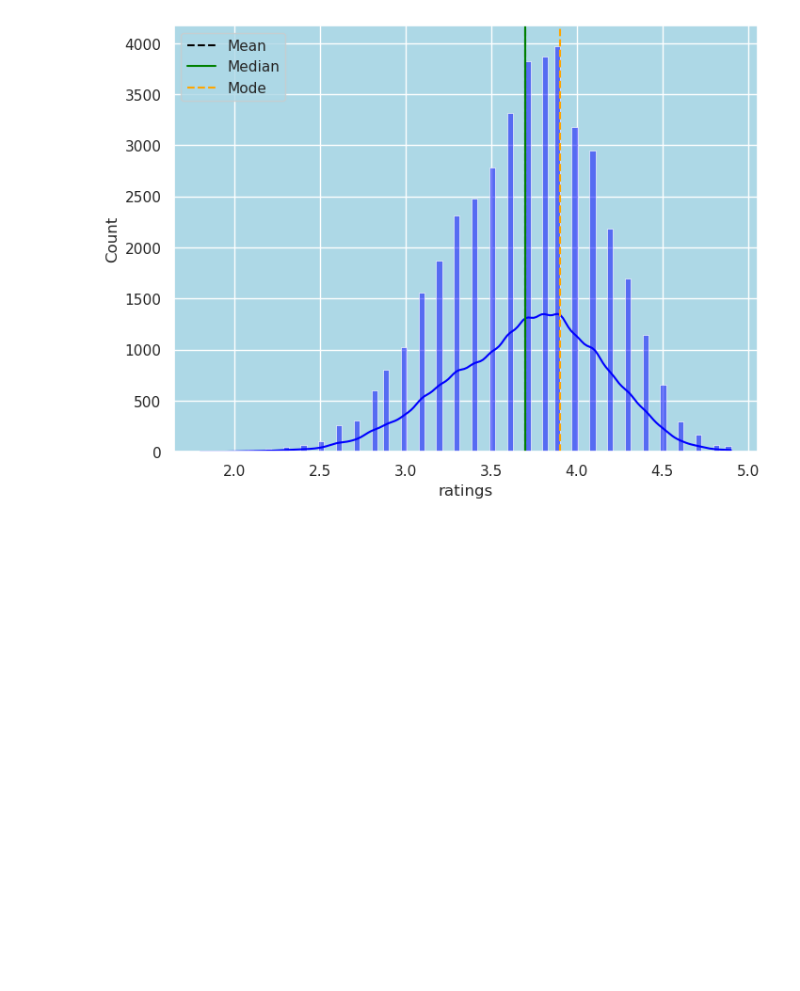
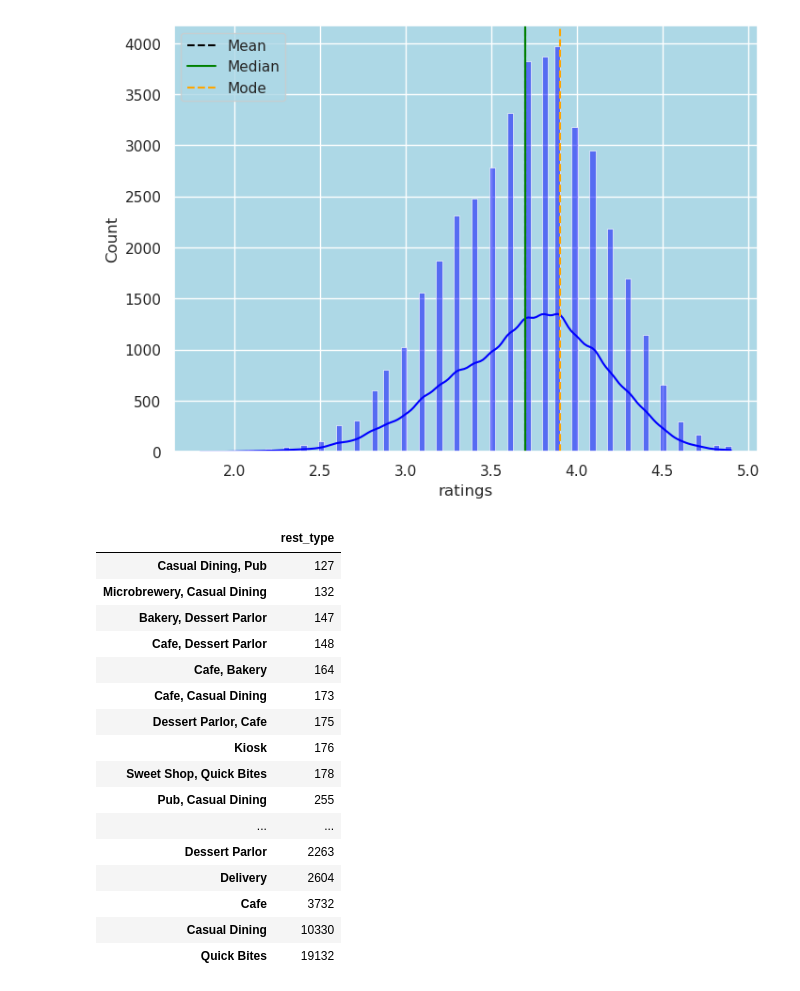
Before and after one commit to harshlohani/zomato-analysis, a Jupyter notebook: zomato_bengaluru.ipynb, the cells around one changed output. Cells and saved outputs as stored; diff of their text form; code cells hidden in the pictures; blank space fills up the shorter version.

```diff
--- a/zomato_bengaluru.ipynb
+++ b/zomato_bengaluru.ipynb
@@ -232,0 +235,23 @@ plt.show()
+# %%
+rest_type_counts=pd.value_counts(file['rest_type']).to_frame()     #Counting the number of Outlets in Bengaluru and converting it into dataframe
+rest_type_counts
+rest_type= rest_type_counts.iloc[0:30].sort_values('rest_type')
+rest_type
+# %% [output]
+|  | rest_type |
+| Casual Dining, Pub | 127 |
+| Microbrewery, Casual Dining | 132 |
+| Bakery, Dessert Parlor | 147 |
+| Cafe, Dessert Parlor | 148 |
+| Cafe, Bakery | 164 |
+| Cafe, Casual Dining | 173 |
+| Dessert Parlor, Cafe | 175 |
+| Kiosk | 176 |
+| Sweet Shop, Quick Bites | 178 |
+| Pub, Casual Dining | 255 |
+| ... | ... |
+| Dessert Parlor | 2263 |
+| Delivery | 2604 |
+| Cafe | 3732 |
+| Casual Dining | 10330 |
+| Quick Bites | 19132 |
```
Also changed, not shown: parts of 18 cells of this notebook.
